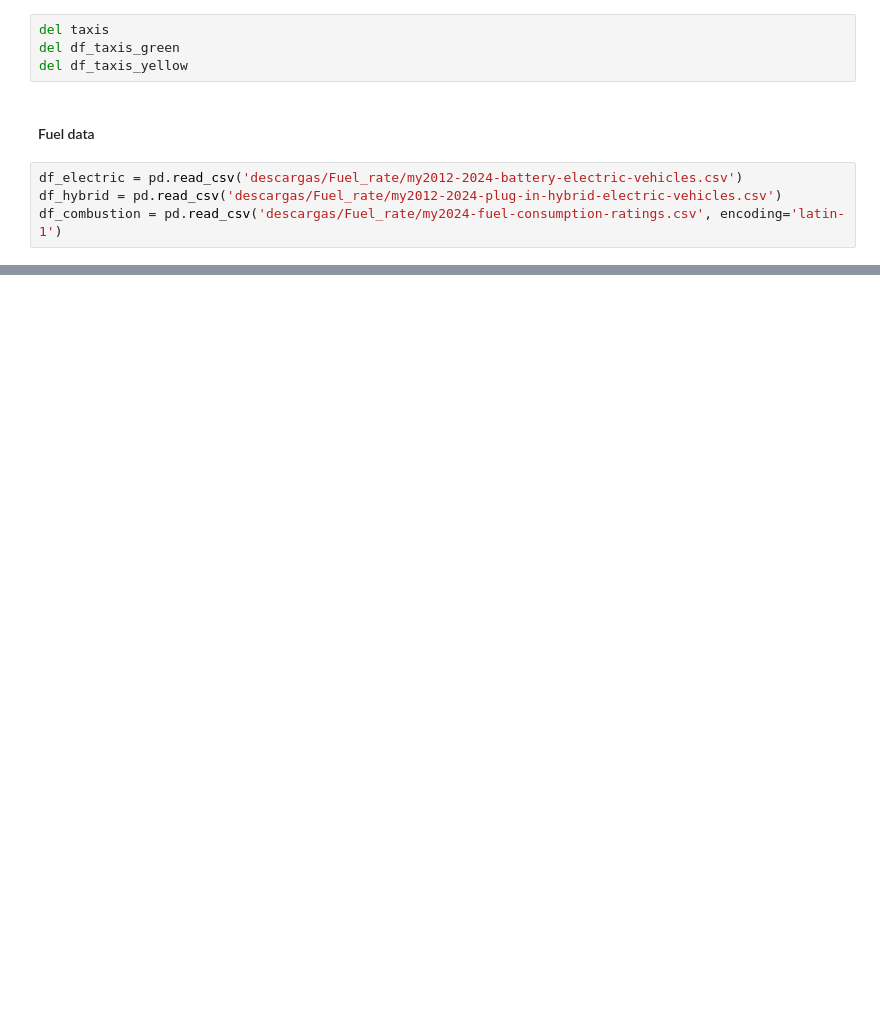
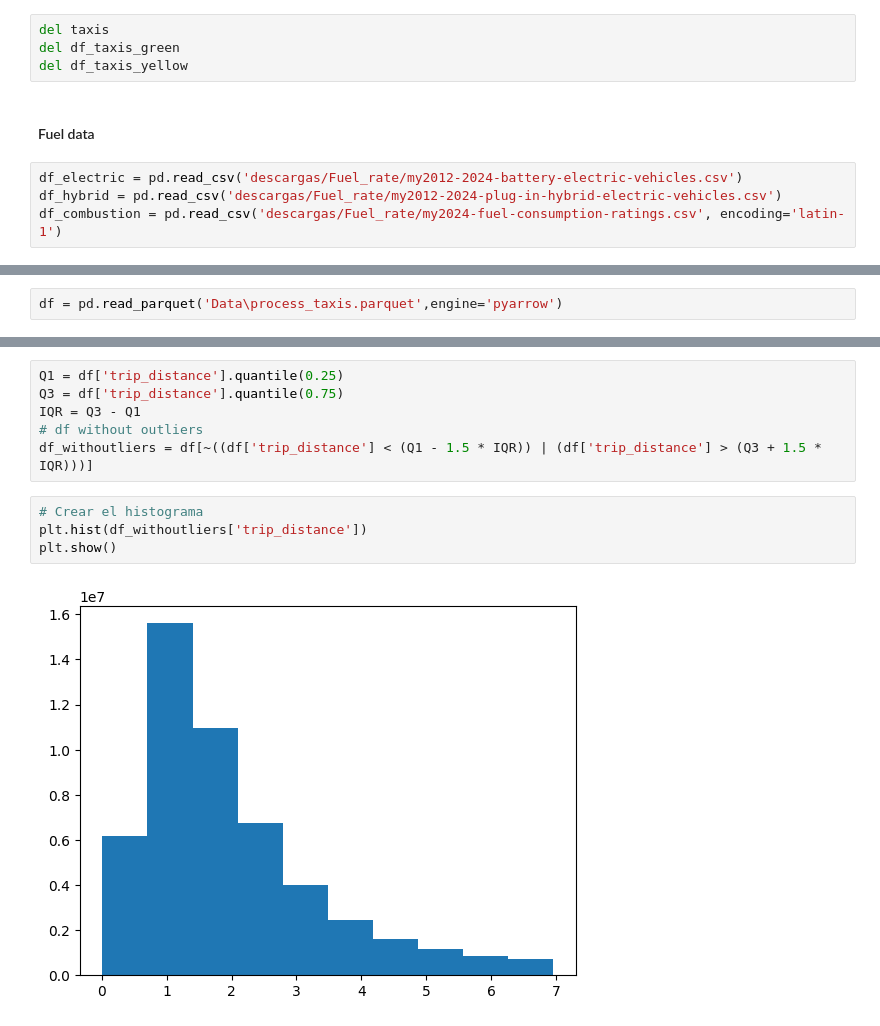
Before and after one commit to Pableren/Cab_Data_Cruise, a Jupyter notebook: Etl.ipynb, the cells around one changed output, grey strips where cells are left out. Cells and saved outputs as stored; diff of their text form; blank space fills up the shorter version.

Commit message:
process data electric

```diff
--- a/Etl.ipynb
+++ b/Etl.ipynb
@@ -418,0 +470,2 @@ df_electric
+# %%
+df = pd.read_parquet('Data\process_taxis.parquet',engine='pyarrow')
@@ -418,0 +495,12 @@ df_electric
+# %%
+Q1 = df['trip_distance'].quantile(0.25)
+Q3 = df['trip_distance'].quantile(0.75)
+IQR = Q3 - Q1
+# df without outliers
+df_withoutliers = df[~((df['trip_distance'] < (Q1 - 1.5 * IQR)) | (df['trip_distance'] > (Q3 + 1.5 * IQR)))]
+# %%
+# Crear el histograma
+plt.hist(df_withoutliers['trip_distance'])
+plt.show()
+# %% [output]
+[figure, added]
```
Also changed, not shown: parts of 17 cells of this notebook.
